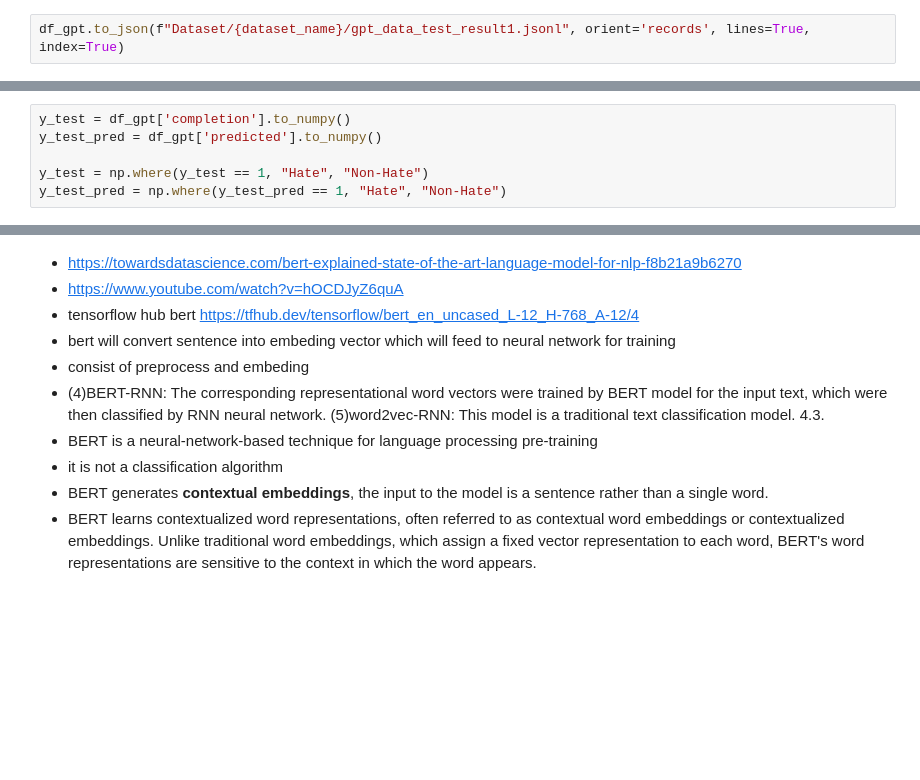
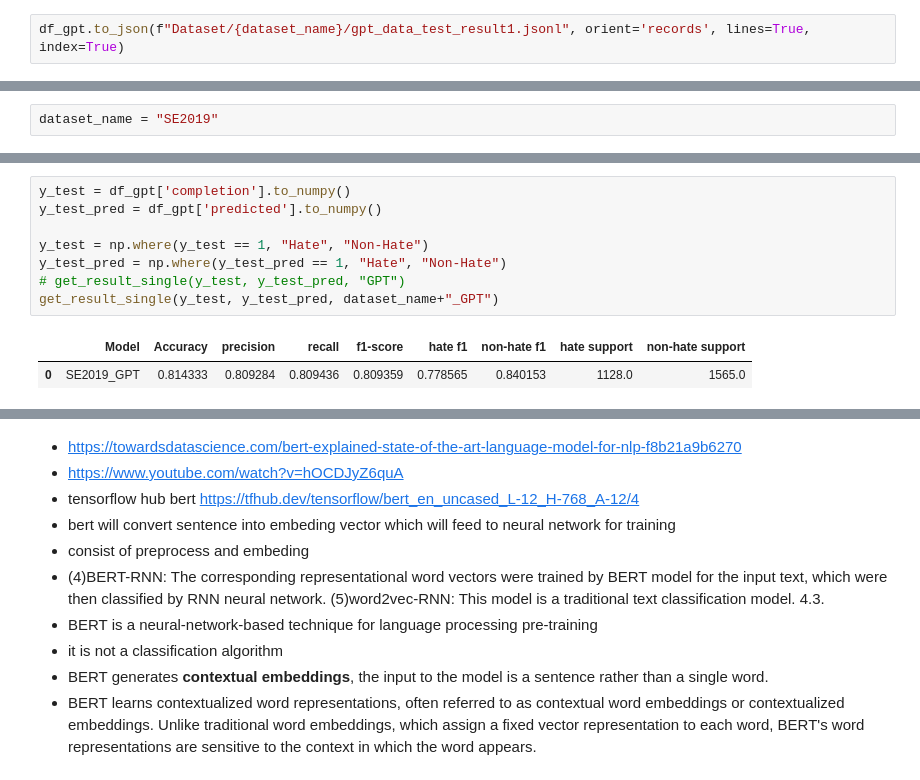
Before and after one commit to yclee98/Hate-speech-detection, a Jupyter notebook: models.ipynb, the cells around one changed output, grey strips where cells are left out. Saved outputs shown, nothing was run; the diff lists cells and outputs as text; blank space fills up the shorter version.

```diff
--- a/models.ipynb
+++ b/models.ipynb
@@ -992,0 +994,2 @@ df_gpt.to_json(f"Dataset/{dataset_name}/gpt_data_test_result1.jsonl", orient='re
+# %%
+dataset_name = "SE2019"
@@ -1010,9 +1003,14 @@ df_gpt
 # %%
 y_test = df_gpt['completion'].to_numpy()
 y_test_pred = df_gpt['predicted'].to_numpy()
 
 y_test = np.where(y_test == 1, "Hate", "Non-Hate")
 y_test_pred = np.where(y_test_pred == 1, "Hate", "Non-Hate")
+# get_result_single(y_test, y_test_pred, "GPT")
+get_result_single(y_test, y_test_pred, dataset_name+"_GPT")
+# %% [output]
+|  | Model | Accuracy | precision | recall | f1-score | hate f1 | non-hate f1 | hate support | non-hate support |
+| 0 | SE2019_GPT | 0.814333 | 0.809284 | 0.809436 | 0.809359 | 0.778565 | 0.840153 | 1128.0 | 1565.0 |
 # %%
 print(classification_report(y_test, y_test_pred, labels=["Hate","Non-Hate"], digits=3))
 # %% [output]
```
Also changed, not shown: parts of 110 cells of this notebook, 10 other files.
